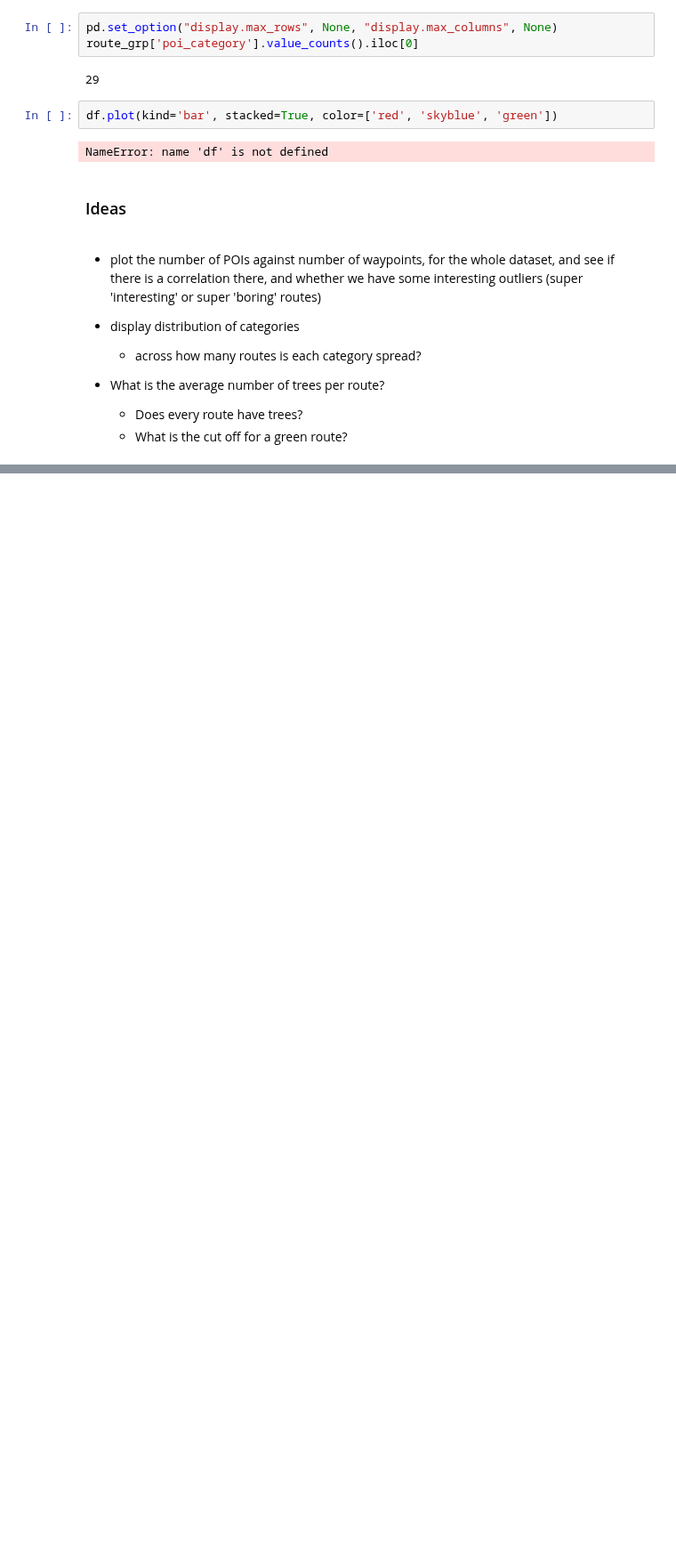
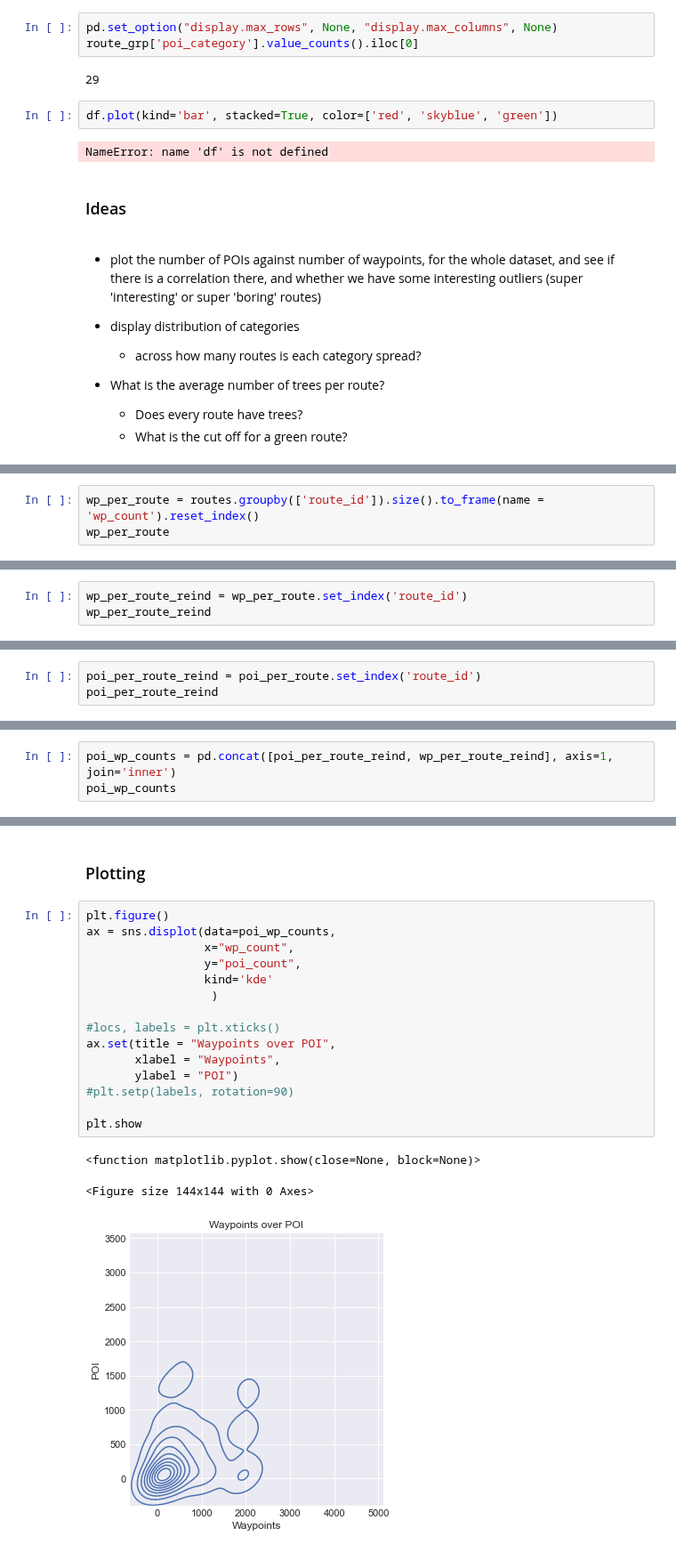
Before and after one commit to TechLabs-Berlin/wt21-way-to-go, a Jupyter notebook: data_visualisation/data_visualisation_emilio.ipynb, the cells around one changed output, grey strips where cells are left out. Shown at 89% size. Cells and saved outputs as stored; diff of their text form; blank space fills up the shorter version.

Commit message:
Plotted number of POI against number of Waypoints

```diff
--- a/data_visualisation/data_visualisation_emilio.ipynb
+++ b/data_visualisation/data_visualisation_emilio.ipynb
@@ -129,0 +147,3 @@ NameError: name 'df' is not defined
+# %%
+wp_per_route = routes.groupby(['route_id']).size().to_frame(name = 'wp_count').reset_index()
+wp_per_route
@@ -129,0 +174,3 @@ NameError: name 'df' is not defined
+# %%
+wp_per_route_reind = wp_per_route.set_index('route_id')
+wp_per_route_reind
@@ -129,0 +196,3 @@ NameError: name 'df' is not defined
+# %%
+poi_per_route_reind = poi_per_route.set_index('route_id')
+poi_per_route_reind
@@ -129,0 +220,3 @@ NameError: name 'df' is not defined
+# %%
+poi_wp_counts = pd.concat([poi_per_route_reind, wp_per_route_reind], axis=1, join='inner')
+poi_wp_counts
@@ -129,0 +246,21 @@ NameError: name 'df' is not defined
+# %% [markdown]
+### Plotting
+# %%
+plt.figure()
+ax = sns.displot(data=poi_wp_counts,
+                 x="wp_count",
+                 y="poi_count",
+                 kind='kde'
+                  )
+
+#locs, labels = plt.xticks()
+ax.set(title = "Waypoints over POI",
+       xlabel = "Waypoints",
+       ylabel = "POI")
+#plt.setp(labels, rotation=90)
+
+plt.show
+# %% [output]
+<function matplotlib.pyplot.show(close=None, block=None)>
+<Figure size 144x144 with 0 Axes>
+[figure, added]
```
Also changed, not shown: parts of 27 cells of this notebook.
